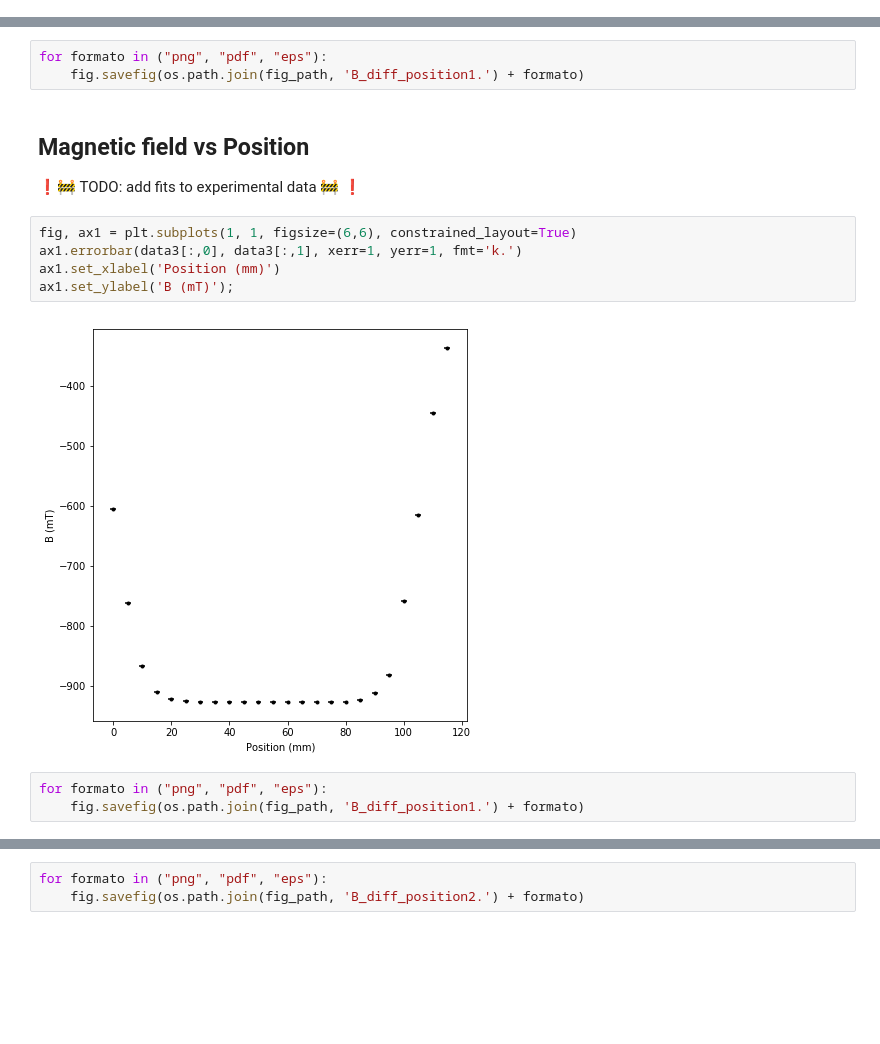
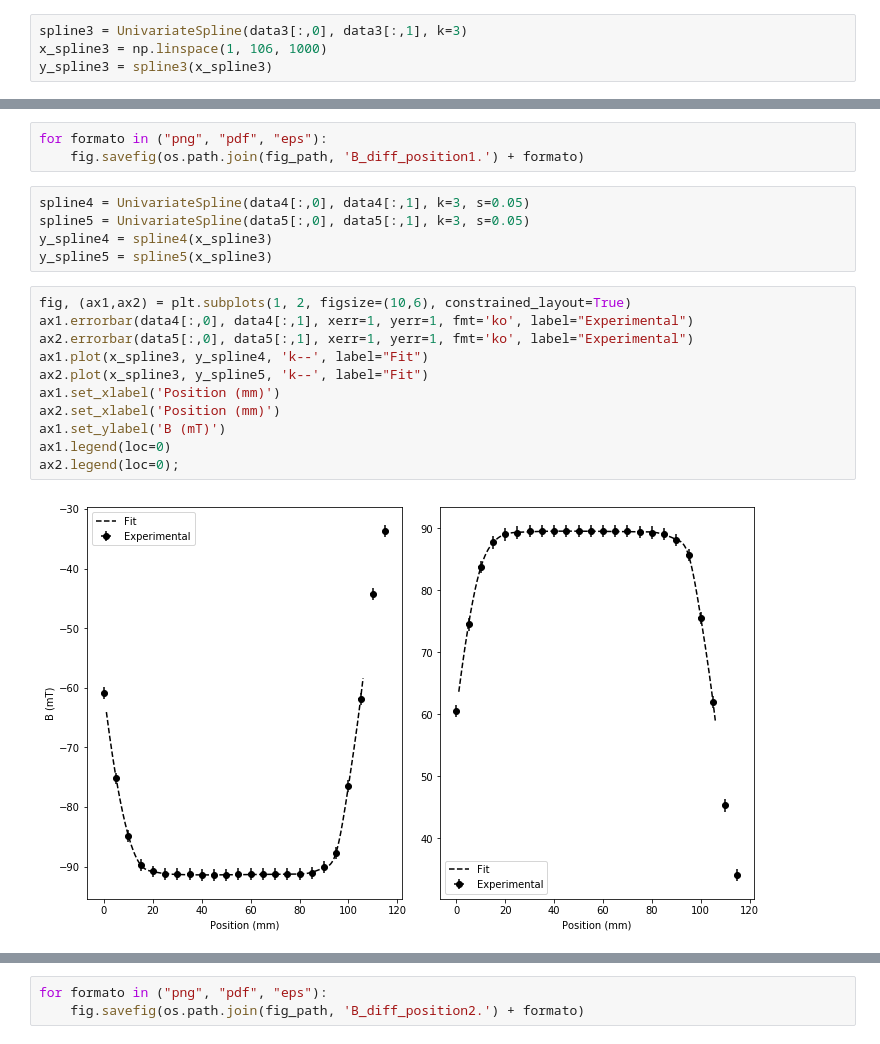
Before and after one commit to iyanmv/APL_ws18-19, a Jupyter notebook: MagnetoOptics/Magneto Optics analysis.ipynb, the cells around one changed output, grey strips where cells are left out. Saved outputs shown, nothing was run; the diff lists cells and outputs as text; blank space fills up the shorter version.

Commit message:
Add fits to plots (necessary for last section) and legends, vectorial plots instead of png, update Jupyter notebook with Verdet constant computation

```diff
--- a/MagnetoOptics/Magneto Optics analysis.ipynb
+++ b/MagnetoOptics/Magneto Optics analysis.ipynb
@@ -45,0 +63,4 @@ ax1.set_ylabel('B (mT)');
+# %%
+spline3 = UnivariateSpline(data3[:,0], data3[:,1], k=3)
+x_spline3 = np.linspace(1, 106, 1000)
+y_spline3 = spline3(x_spline3)
@@ -46,16 +76,21 @@ ax1.set_ylabel('B (mT)');
 # %%
 for formato in ("png", "pdf", "eps"):
     fig.savefig(os.path.join(fig_path, 'B_diff_position1.') + formato)
-# %% [markdown]
-## Magnetic field vs Position
-❗🚧 TODO: add fits to experimental data 🚧 ❗
+# %%
+spline4 = UnivariateSpline(data4[:,0], data4[:,1], k=3, s=0.05)
+spline5 = UnivariateSpline(data5[:,0], data5[:,1], k=3, s=0.05)
+y_spline4 = spline4(x_spline3)
+y_spline5 = spline5(x_spline3)
 # %%
-fig, ax1 = plt.subplots(1, 1, figsize=(6,6), constrained_layout=True)
-ax1.errorbar(data3[:,0], data3[:,1], xerr=1, yerr=1, fmt='k.')
+fig, (ax1,ax2) = plt.subplots(1, 2, figsize=(10,6), constrained_layout=True)
+ax1.errorbar(data4[:,0], data4[:,1], xerr=1, yerr=1, fmt='ko', label="Experimental")
+ax2.errorbar(data5[:,0], data5[:,1], xerr=1, yerr=1, fmt='ko', label="Experimental")
+ax1.plot(x_spline3, y_spline4, 'k--', label="Fit")
+ax2.plot(x_spline3, y_spline5, 'k--', label="Fit")
 ax1.set_xlabel('Position (mm)')
-ax1.set_ylabel('B (mT)');
+ax2.set_xlabel('Position (mm)')
+ax1.set_ylabel('B (mT)')
+ax1.legend(loc=0)
+ax2.legend(loc=0);
 # %% [output]
-[figure, old version]
+[figure, new version]
-# %%
-for formato in ("png", "pdf", "eps"):
-    fig.savefig(os.path.join(fig_path, 'B_diff_position1.') + formato)
```
Also changed, not shown: parts of 14 cells of this notebook, 18 other files.
